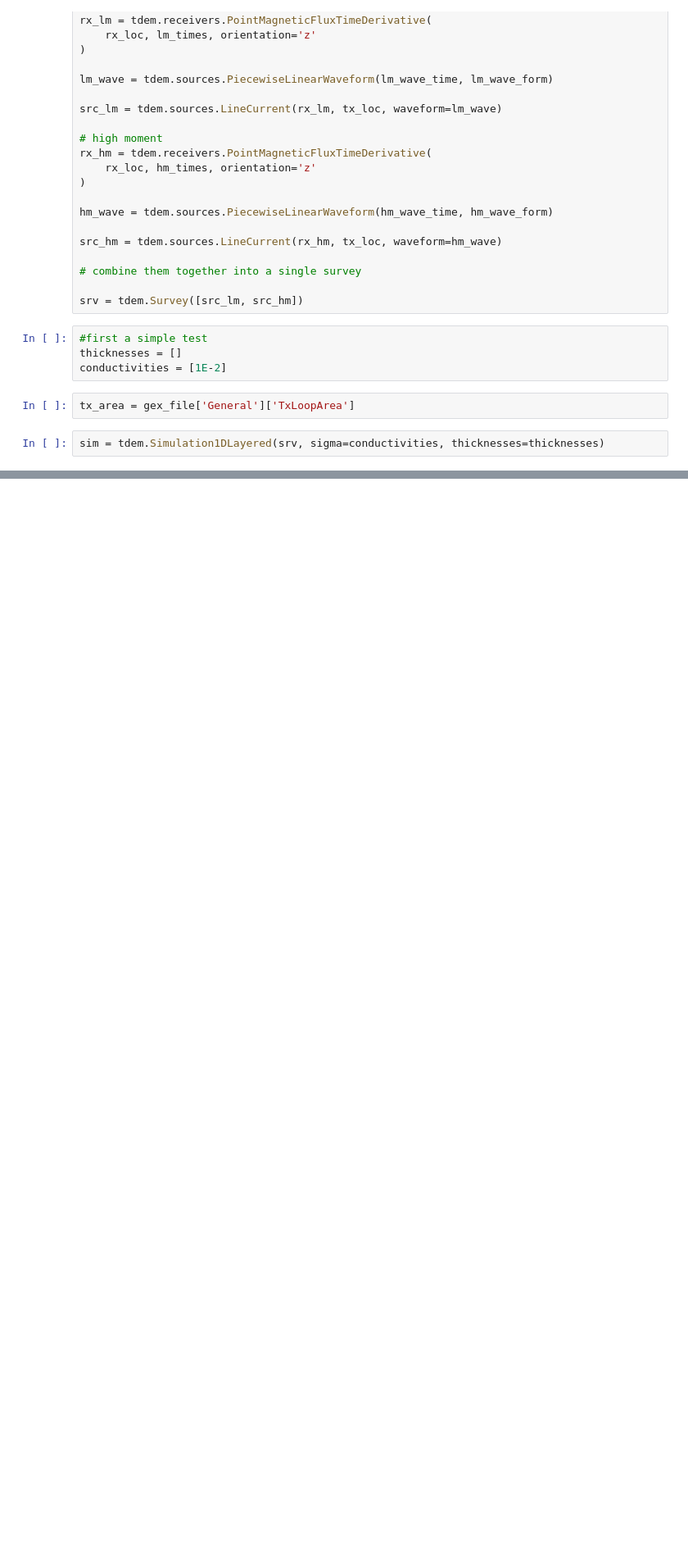
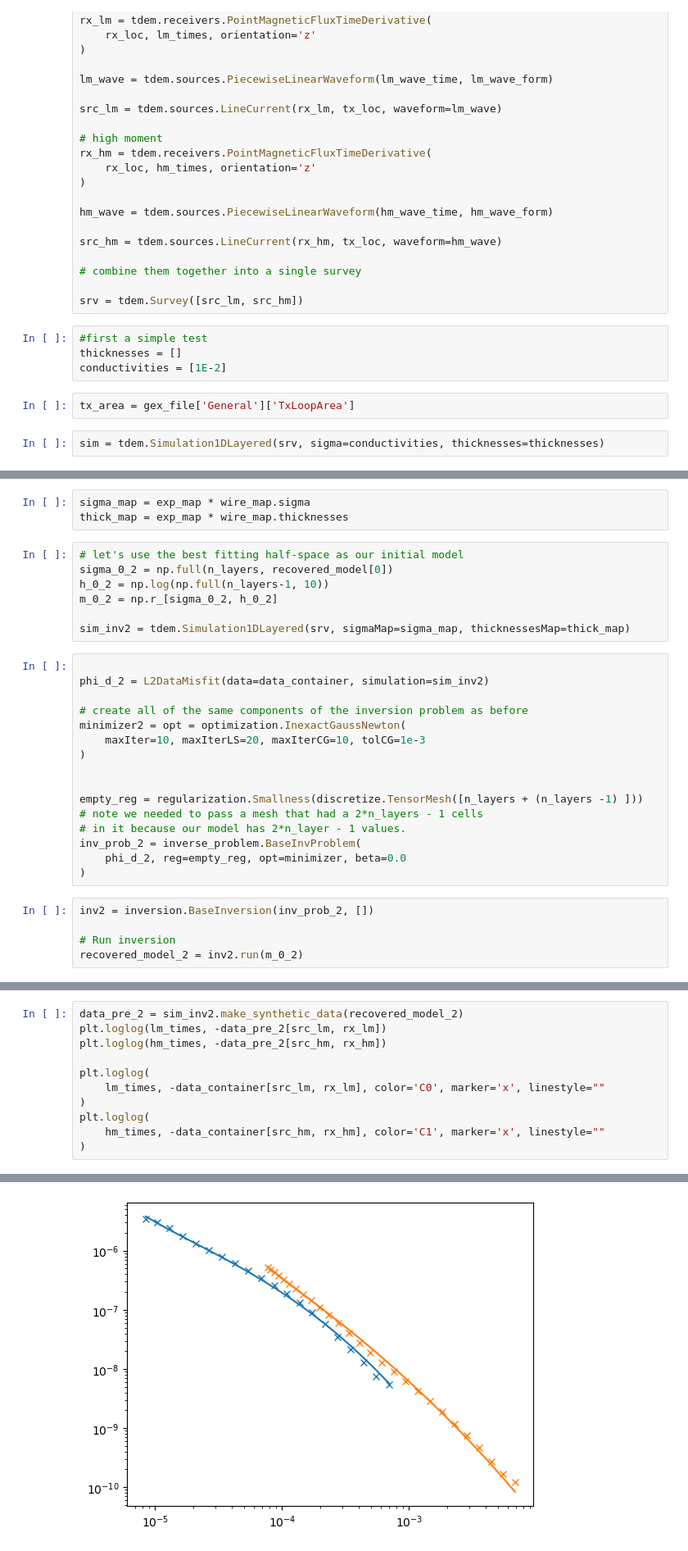
Before and after one commit to simpeg/segns-2024-tutorial, a Jupyter notebook: notebooks/skytem-inversion.ipynb, the cells around one changed output, grey strips where cells are left out. Shown: that part at 82% size. Drawn from its saved outputs; the diff is of its cells as text; blank space fills up the shorter version.

Commit message:
First full runthrough

```diff
--- a/notebooks/skytem-inversion.ipynb
+++ b/notebooks/skytem-inversion.ipynb
@@ -164,0 +353,31 @@ pd.__version__
+# %%
+sigma_map = exp_map * wire_map.sigma
+thick_map = exp_map * wire_map.thicknesses
+# %%
+# let's use the best fitting half-space as our initial model
+sigma_0_2 = np.full(n_layers, recovered_model[0])
+h_0_2 = np.log(np.full(n_layers-1, 10))
+m_0_2 = np.r_[sigma_0_2, h_0_2]
+
+sim_inv2 = tdem.Simulation1DLayered(srv, sigmaMap=sigma_map, thicknessesMap=thick_map)
+# %%
+
+phi_d_2 = L2DataMisfit(data=data_container, simulation=sim_inv2)
+
+# create all of the same components of the inversion problem as before
+minimizer2 = opt = optimization.InexactGaussNewton(
+    maxIter=10, maxIterLS=20, maxIterCG=10, tolCG=1e-3
+)
+
+
+empty_reg = regularization.Smallness(discretize.TensorMesh([n_layers + (n_layers -1) ]))
+# note we needed to pass a mesh that had a 2*n_layers - 1 cells
+# in it because our model has 2*n_layer - 1 values.
+inv_prob_2 = inverse_problem.BaseInvProblem(
+    phi_d_2, reg=empty_reg, opt=minimizer, beta=0.0
+)
+# %%
+inv2 = inversion.BaseInversion(inv_prob_2, [])
+
+# Run inversion
+recovered_model_2 = inv2.run(m_0_2)
@@ -164,0 +407,12 @@ pd.__version__
+# %%
+data_pre_2 = sim_inv2.make_synthetic_data(recovered_model_2)
+plt.loglog(lm_times, -data_pre_2[src_lm, rx_lm])
+plt.loglog(hm_times, -data_pre_2[src_hm, rx_hm])
+
+plt.loglog(
+    lm_times, -data_container[src_lm, rx_lm], color='C0', marker='x', linestyle=""
+)
+plt.loglog(
+    hm_times, -data_container[src_hm, rx_hm], color='C1', marker='x', linestyle=""
+)
+# %% [output]
@@ -164,0 +420 @@ pd.__version__
+[figure, added]
```
Also changed, not shown: parts of 60 cells of this notebook, 1 other file.
